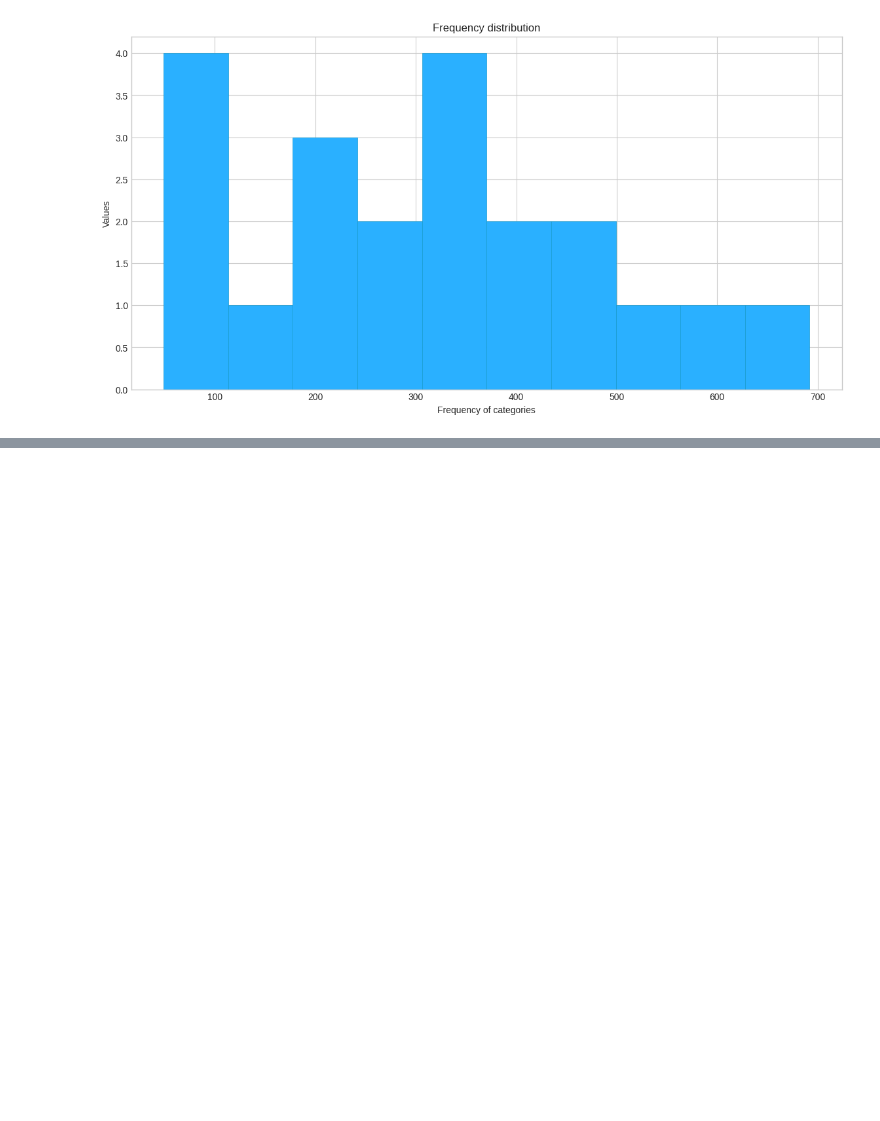
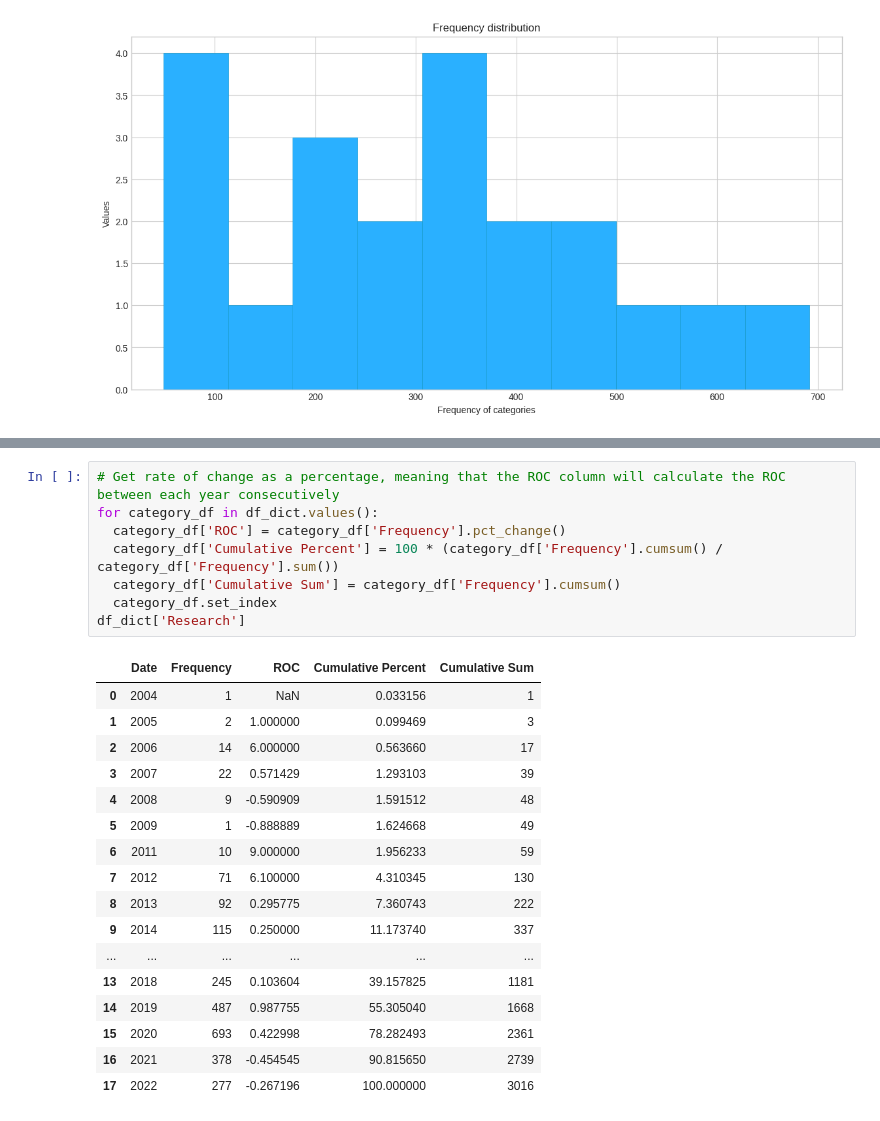
Before and after one commit to Josh-Hiz/Job-Task-Analysis, a Jupyter notebook: TaskAnalysis.ipynb, the cells around one changed output, grey strips where cells are left out. Drawn from its saved outputs; the diff is of its cells as text; blank space fills up the shorter version.

```diff
--- a/TaskAnalysis.ipynb
+++ b/TaskAnalysis.ipynb
@@ -499,0 +487,26 @@ As you can see, it is clear that Research, Data Science, and Engineering tasks a
+# %%
+# Get rate of change as a percentage, meaning that the ROC column will calculate the ROC between each year consecutively
+for category_df in df_dict.values():
+  category_df['ROC'] = category_df['Frequency'].pct_change()
+  category_df['Cumulative Percent'] = 100 * (category_df['Frequency'].cumsum() / category_df['Frequency'].sum())
+  category_df['Cumulative Sum'] = category_df['Frequency'].cumsum()
+  category_df.set_index
+df_dict['Research']
+# %% [output]
+|  | Date | Frequency | ROC | Cumulative Percent | Cumulative Sum |
+| 0 | 2004 | 1 | NaN | 0.033156 | 1 |
+| 1 | 2005 | 2 | 1.000000 | 0.099469 | 3 |
+| 2 | 2006 | 14 | 6.000000 | 0.563660 | 17 |
+| 3 | 2007 | 22 | 0.571429 | 1.293103 | 39 |
+| 4 | 2008 | 9 | -0.590909 | 1.591512 | 48 |
+| 5 | 2009 | 1 | -0.888889 | 1.624668 | 49 |
+| 6 | 2011 | 10 | 9.000000 | 1.956233 | 59 |
+| 7 | 2012 | 71 | 6.100000 | 4.310345 | 130 |
+| 8 | 2013 | 92 | 0.295775 | 7.360743 | 222 |
+| 9 | 2014 | 115 | 0.250000 | 11.173740 | 337 |
+| ... | ... | ... | ... | ... | ... |
+| 13 | 2018 | 245 | 0.103604 | 39.157825 | 1181 |
+| 14 | 2019 | 487 | 0.987755 | 55.305040 | 1668 |
+| 15 | 2020 | 693 | 0.422998 | 78.282493 | 2361 |
+| 16 | 2021 | 378 | -0.454545 | 90.815650 | 2739 |
+| 17 | 2022 | 277 | -0.267196 | 100.000000 | 3016 |
```
Also changed, not shown: parts of 21 cells of this notebook.
